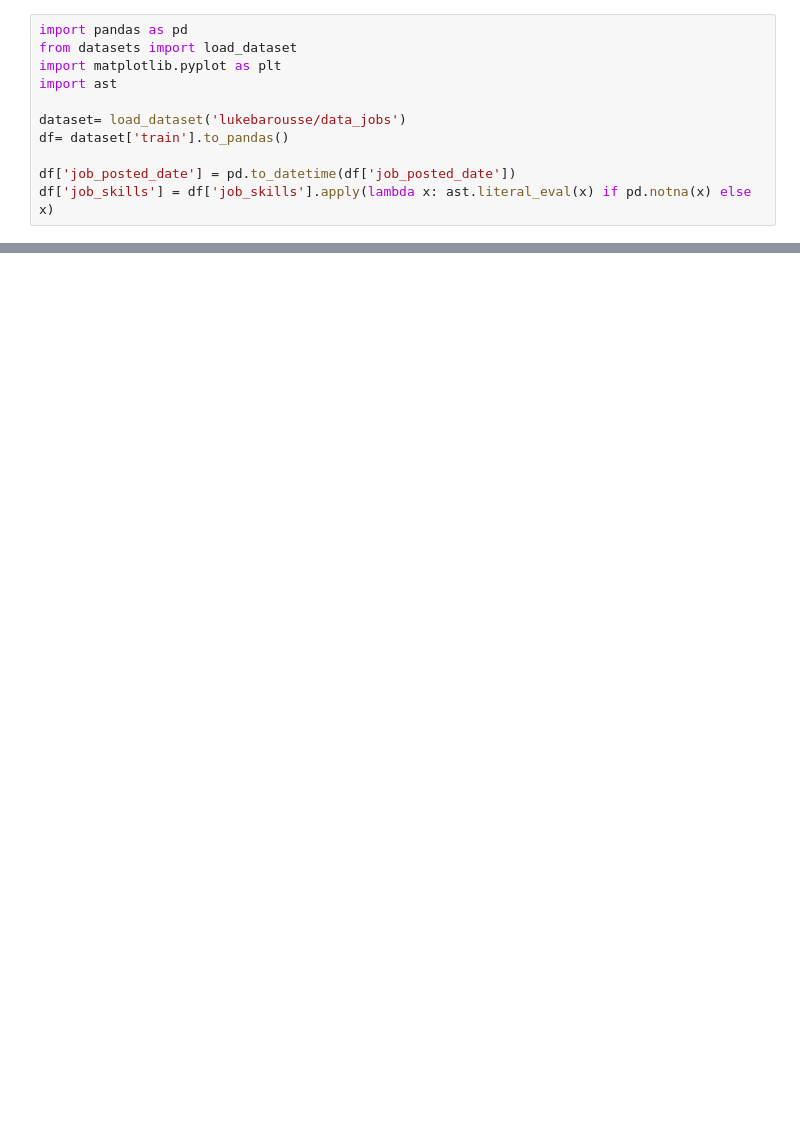
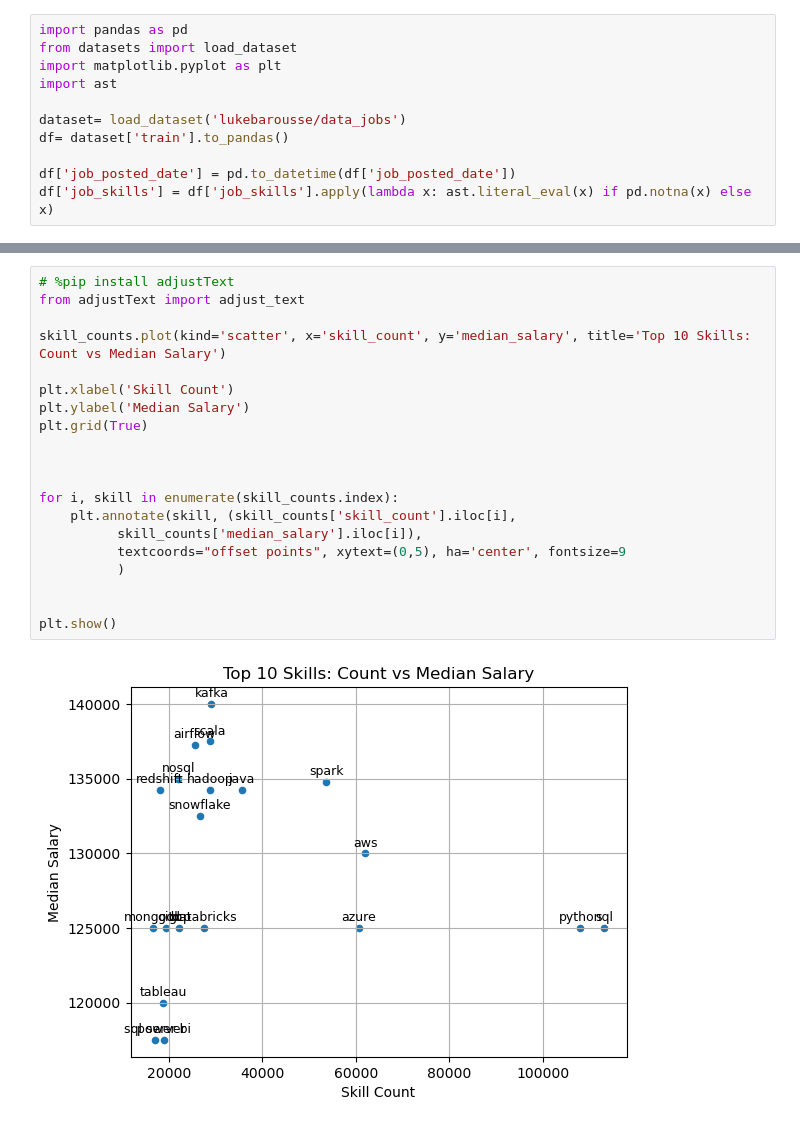
Before and after one commit to pawan-rai02/dataAnalysisPython, a Jupyter notebook: practice/scatterCharts.ipynb, the cells around one changed output, grey strips where cells are left out. Saved outputs shown, nothing was run; the diff lists cells and outputs as text; blank space fills up the shorter version.

```diff
--- a/practice/scatterCharts.ipynb
+++ b/practice/scatterCharts.ipynb
@@ -74,0 +94,22 @@ plt.show()
+# %%
+# %pip install adjustText
+from adjustText import adjust_text
+
+skill_counts.plot(kind='scatter', x='skill_count', y='median_salary', title='Top 10 Skills: Count vs Median Salary')
+
+plt.xlabel('Skill Count')
+plt.ylabel('Median Salary')
+plt.grid(True)
+
+
+
+for i, skill in enumerate(skill_counts.index):
+    plt.annotate(skill, (skill_counts['skill_count'].iloc[i],
+          skill_counts['median_salary'].iloc[i]),
+          textcoords="offset points", xytext=(0,5), ha='center', fontsize=9
+          )
+
+
+plt.show()
+# %% [output]
+[figure, added]
```
Also changed, not shown: parts of 5 cells of this notebook, 1 other file.
